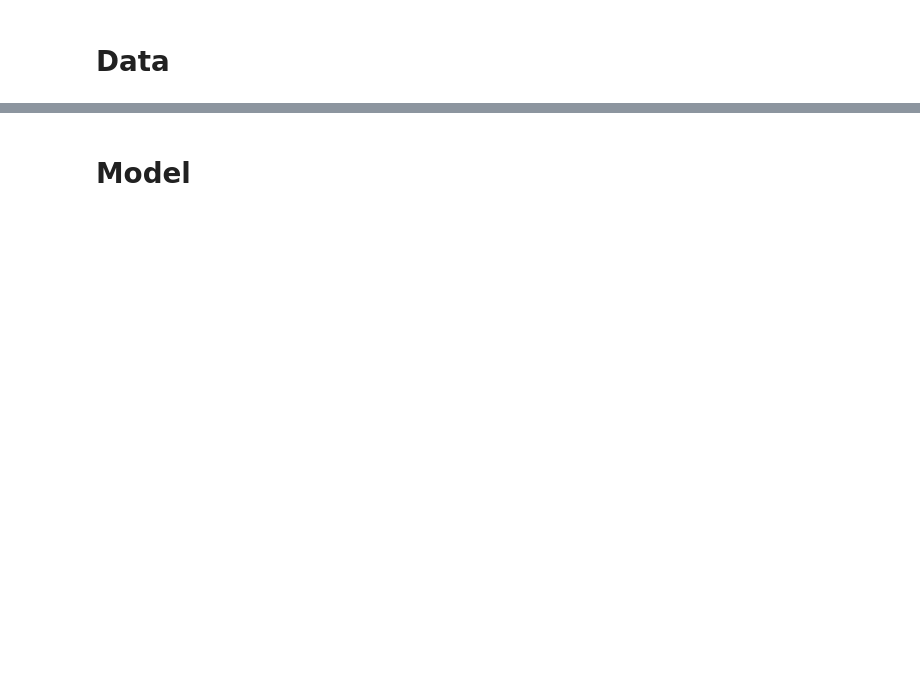
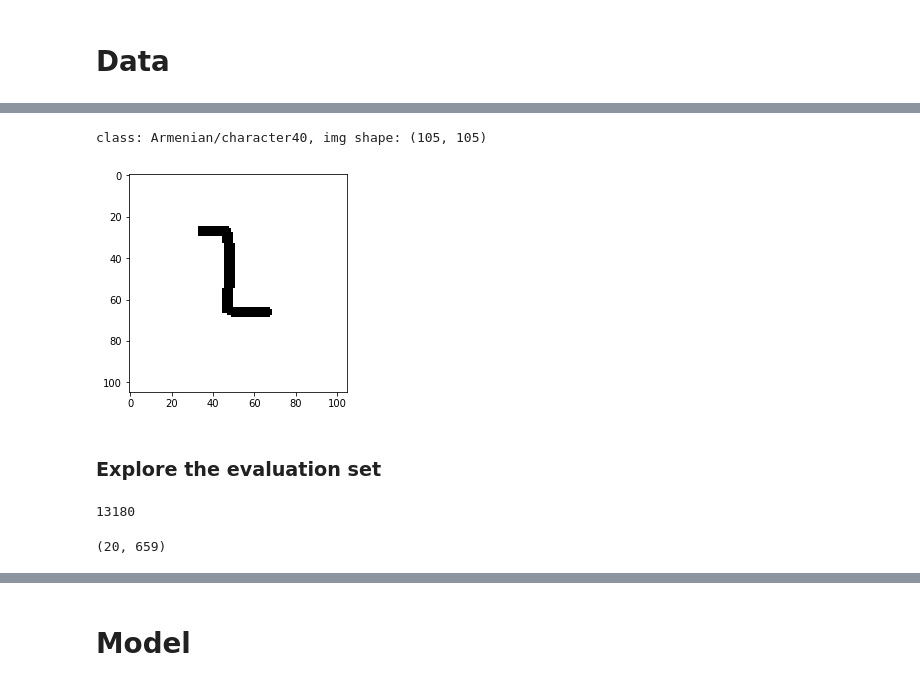
Before and after one commit to walexi/fellowshipai, a Jupyter notebook: main.ipynb, the cells around one changed output, grey strips where cells are left out. Drawn from its saved outputs; the diff is of its cells as text; code cells hidden in the pictures; blank space fills up the shorter version.

```diff
--- a/main.ipynb
+++ b/main.ipynb
@@ -167,0 +117,19 @@ data.show_batch(rows=3)
+# %%
+ind = np.random.randint(len(train_data))
+img, target = train_data[ind]
+class_name = train_data._characters[target]
+plt.imshow(np.asarray(img), cmap='gray')
+print('class: {}, img shape: {}'.format(class_name, img.size))
+# %% [output]
+class: Armenian/character40, img shape: (105, 105)
+[figure, added]
+# %% [markdown]
+### Explore the evaluation set
+# %%
+len(eval_data)
+# %% [output]
+13180
+# %%
+len(eval_data._alphabets), len(eval_data._characters)
+# %% [output]
+(20, 659)
```
Also changed, not shown: parts of 60 cells of this notebook.
